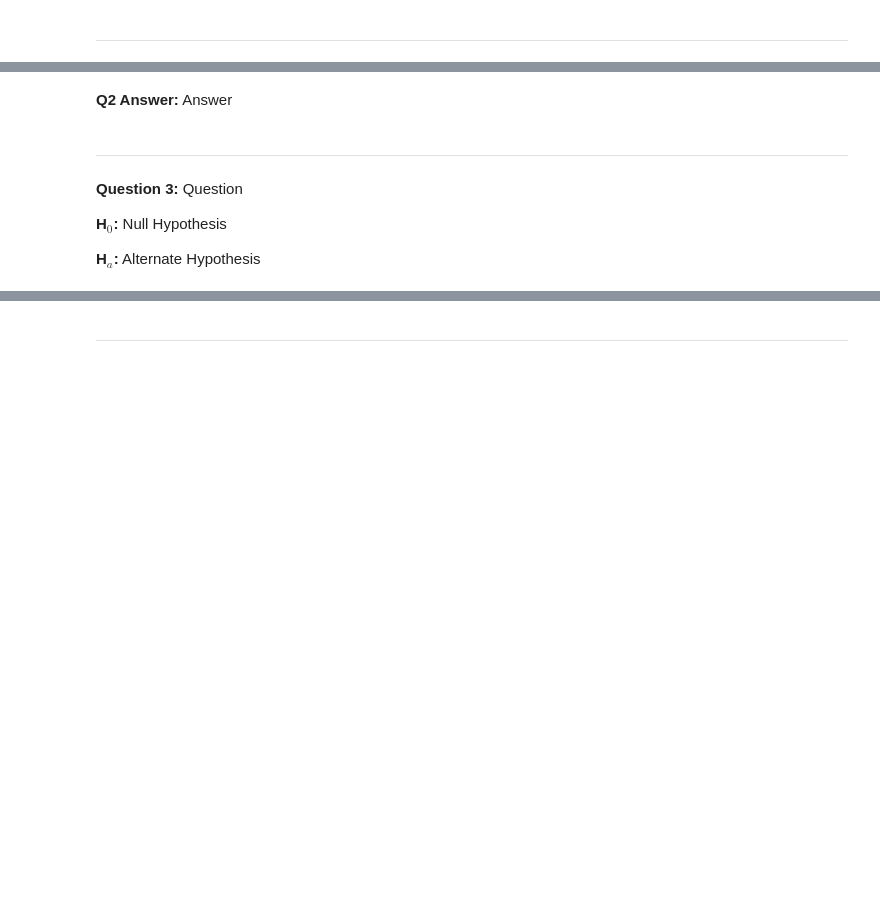
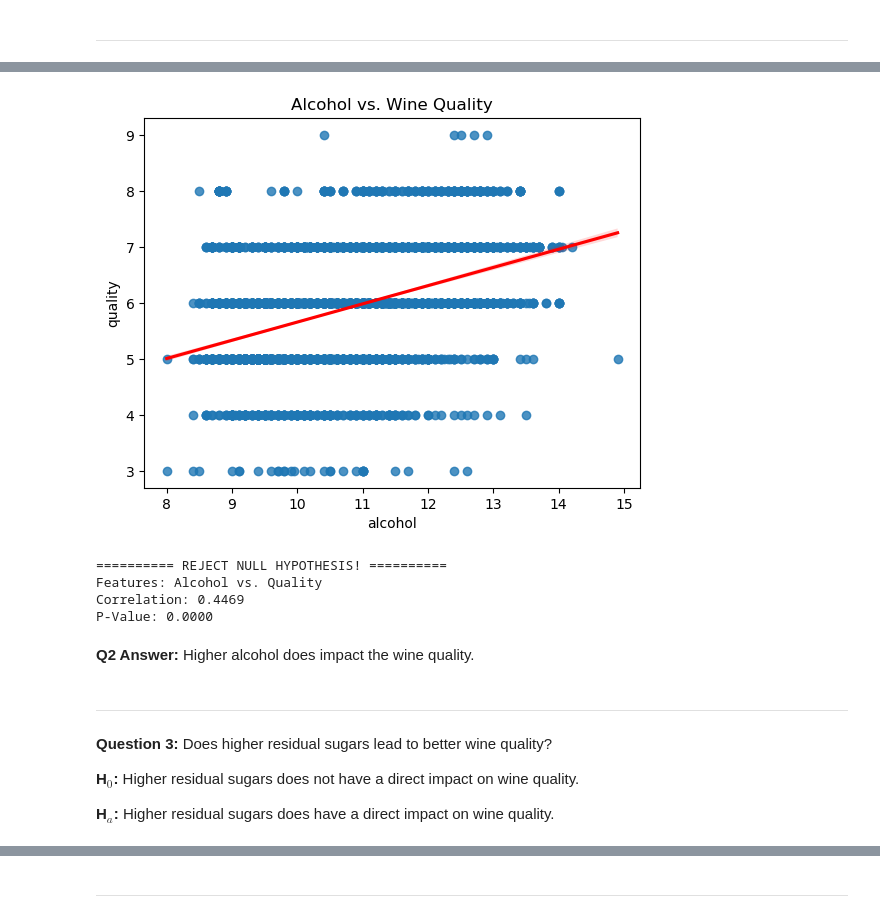
Before and after one commit to all-for-wine-andwine-for-all/all-for-wine-and-wine-for-all, a Jupyter notebook: final_report.ipynb, the cells around one changed output, grey strips where cells are left out. Cells and saved outputs as stored; diff of their text form; code cells hidden in the pictures; blank space fills up the shorter version.

```diff
--- a/final_report.ipynb
+++ b/final_report.ipynb
@@ -106,15 +126,26 @@ Obtain both the 'red' and 'white' wine datasets from <a href='https://data.world
 # %%
-# VISUAL HERE
+# From the 'final.py' file...
+# Get the regplot of alcohol vs. quality
+f.visual2()
+# %% [output]
+[figure, added]
 # %%
-# STATS HERE
+# From the 'final.py' file...
+# Get the statistics of alcohol vs. quality
+f.stat2()
+# %% [output]
+========== REJECT NULL HYPOTHESIS! ==========
+Features: Alcohol vs. Quality
+Correlation: 0.4469
+P-Value: 0.0000
 # %% [markdown]
-<b>Q2 Answer:</b> Answer
+<b>Q2 Answer:</b> Higher alcohol does impact the wine quality.
 # %% [markdown]
 ---
 # %% [markdown]
-<b>Question 3:</b> Question
+<b>Question 3:</b> Does higher residual sugars lead to better wine quality?
 
-<b>H$_0$:</b> Null Hypothesis
+<b>H$_0$:</b> Higher residual sugars does not have a direct impact on wine quality.
 
-<b>H$_a$:</b> Alternate Hypothesis
+<b>H$_a$:</b> Higher residual sugars does have a direct impact on wine quality.
 # %%
```
Also changed, not shown: parts of 14 cells of this notebook.
